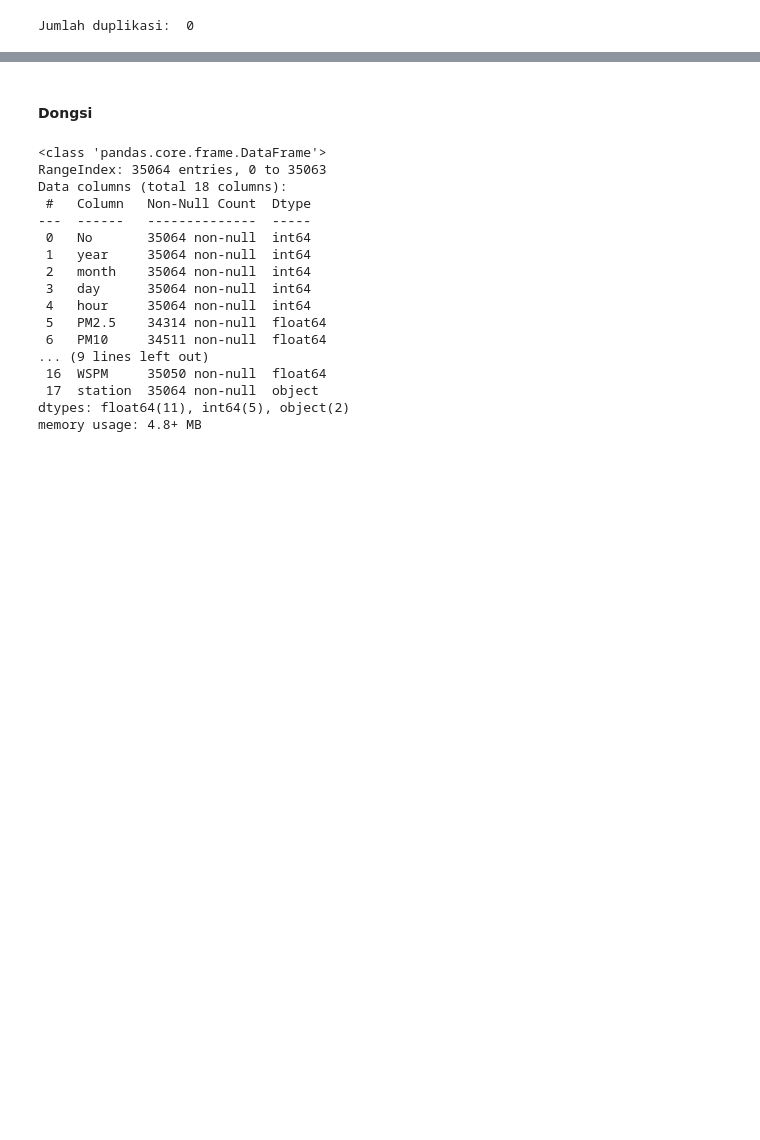
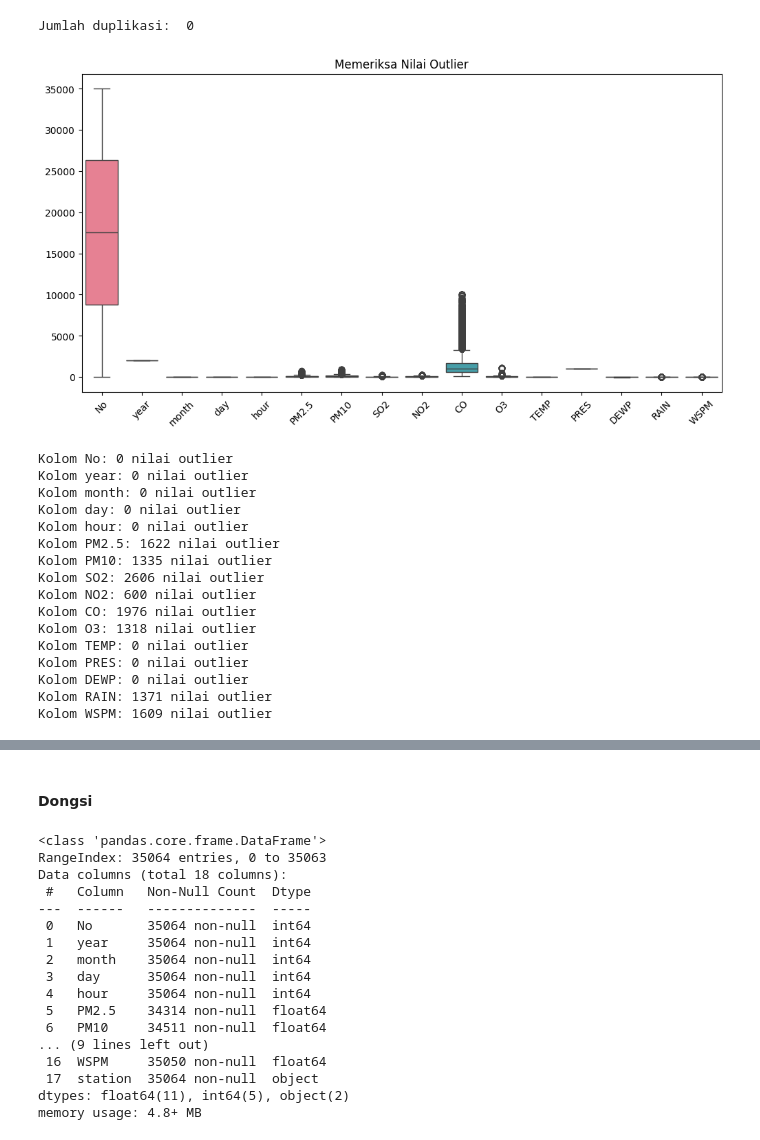
Before and after one commit to Azuredeer/Air-Quality, a Jupyter notebook: analysis_air.ipynb, the cells around one changed output, grey strips where cells are left out. Drawn from its saved outputs; the diff is of its cells as text; code cells hidden in the pictures; blank space fills up the shorter version.

```diff
--- a/analysis_air.ipynb
+++ b/analysis_air.ipynb
@@ -45,8 +45,8 @@ aotizhongxin
 35064 rows × 18 columns
 # %%
 # Load data changping
-changping = pd.read_csv(r"Air Quality Dataset\PRSA_Data_Changping_20130301-20170228.csv")
-changping
+data = pd.read_csv(r"Air Quality Dataset\PRSA_Data_Changping_20130301-20170228.csv")
+data
 # %% [output]
 |  | No | year | month | day | hour | PM2.5 | PM10 | SO2 | NO2 | CO | O3 | ... |
 | 0 | 1 | 2013 | 3 | 1 | 0 | 3.0 | 6.0 | 13.0 | 7.0 | 300.0 | 85.0 | ... |
@@ -63,8 +63,8 @@ changping
 35064 rows × 18 columns
 # %%
 # load data dingling
-dingling = pd.read_csv(r"Air Quality Dataset\PRSA_Data_Dingling_20130301-20170228.csv")
-dingling
+data = pd.read_csv(r"Air Quality Dataset\PRSA_Data_Dingling_20130301-20170228.csv")
+data
 # %% [output]
 |  | No | year | month | day | hour | PM2.5 | PM10 | SO2 | NO2 | CO | O3 | ... |
 | 0 | 1 | 2013 | 3 | 1 | 0 | 4.0 | 4.0 | 3.0 | NaN | 200.0 | 82.0 | ... |
@@ -476,18 +476,18 @@ def detect_outlier(changping, column):
     outliers_changping = changping[(changping[column] < lower_bound) | (changping[column] > upper_bound)]
     return outliers_changping
 
-numerical_columns = changping.select_dtypes(include=['number']).columns
+numerical_columns = data.select_dtypes(include=['number']).columns
 
 # plot bloxpot
 plt.figure(figsize=(12, 6))
-sns.boxplot(data=changping[numerical_columns])
+sns.boxplot(data=data[numerical_columns])
 plt.xticks(rotation=45)
 plt.title("Memeriksa Nilai Outlier")
 plt.show()
 
 # memeriksa outlier setiap kolom
 for col in numerical_columns:
-    outliers = detect_outlier(changping, col)
+    outliers = detect_outlier(data, col)
     print(f"Kolom {col}: {len(outliers)} nilai outlier")
     if not outliers.empty:
         outliers
@@ -579,4 +579,49 @@ print("Jumlah duplikasi: ", dingling.duplicated().sum())
 # %% [output]
 Jumlah duplikasi:  0
+# %%
+# memeriksa outlier
+def detect_outlier(dingling, column):
+    Q1 = dingling[column].quantile(0.25)
+    Q3 = dingling[column].quantile(0.75)
+    IQR = Q3 - Q1
+    lower_bound = Q1 - 1.5 * IQR
+    upper_bound = Q3 + 1.5 * IQR
+
+    outliers_changping = dingling[(dingling[column] < lower_bound) | (dingling[column] > upper_bound)]
+    return outliers_changping
+
+numerical_columns = data.select_dtypes(include=['number']).columns
+
+# plot bloxpot
+plt.figure(figsize=(12, 6))
+sns.boxplot(data=data[numerical_columns])
+plt.xticks(rotation=45)
+plt.title("Memeriksa Nilai Outlier")
+plt.show()
+
+# memeriksa outlier setiap kolom
+for col in numerical_columns:
+    outliers = detect_outlier(data, col)
+    print(f"Kolom {col}: {len(outliers)} nilai outlier")
+    if not outliers.empty:
+        outliers
+# %% [output]
+[figure, added]
+Kolom No: 0 nilai outlier
+Kolom year: 0 nilai outlier
+Kolom month: 0 nilai outlier
+Kolom day: 0 nilai outlier
+Kolom hour: 0 nilai outlier
+Kolom PM2.5: 1622 nilai outlier
+Kolom PM10: 1335 nilai outlier
+Kolom SO2: 2606 nilai outlier
+Kolom NO2: 600 nilai outlier
+Kolom CO: 1976 nilai outlier
+Kolom O3: 1318 nilai outlier
+Kolom TEMP: 0 nilai outlier
+Kolom PRES: 0 nilai outlier
+Kolom DEWP: 0 nilai outlier
+Kolom RAIN: 1371 nilai outlier
+Kolom WSPM: 1609 nilai outlier
 # %%
 # memeriksa parameter statistik
```
Also changed, not shown: parts of 75 cells of this notebook.
